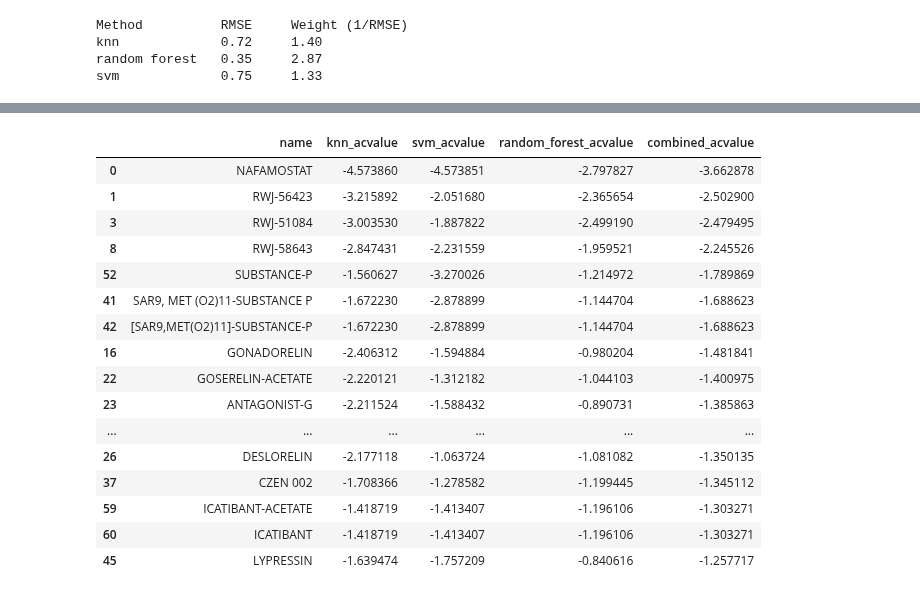
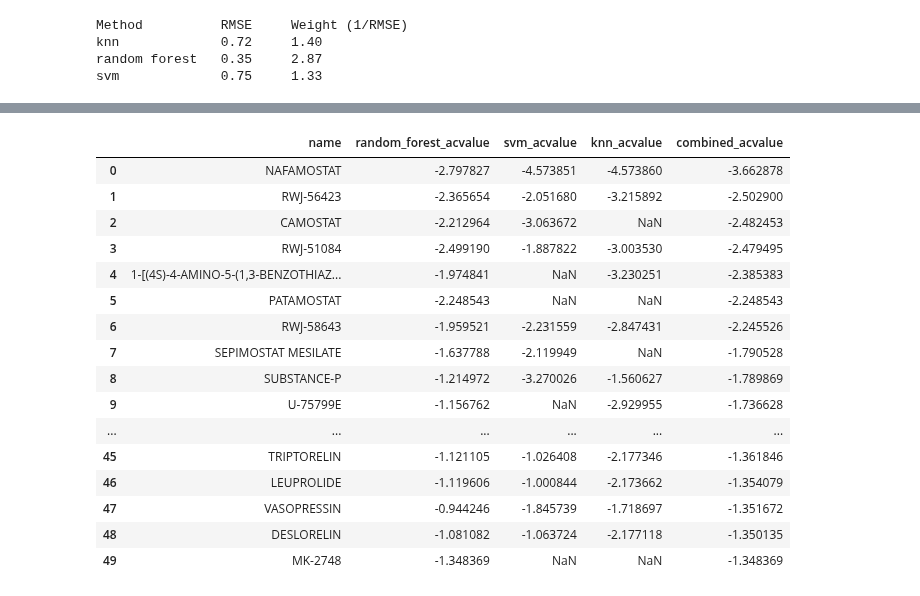
Before and after one commit to srensi/tmprss2, a Jupyter notebook: notebooks/combine_results.ipynb, the cells around one changed output, grey strips where cells are left out. Cells and saved outputs as stored; diff of their text form; code cells hidden in the pictures.

Commit message:
nan-ignoring weighted average for combined results

```diff
--- a/notebooks/combine_results.ipynb
+++ b/notebooks/combine_results.ipynb
@@ -31,8 +74,5 @@ svm.drop(columns=['source', 'RMSE'], inplace=True)
 knn = knn.rename(columns={'predicted_acvalue(log10)': 'knn_acvalue'})
 rf = rf.rename(columns={'predicted_activity(log10)': 'random_forest_acvalue'})
 svm = svm.rename(columns={'pred_value': 'svm_acvalue'})
-# %%
-rf['random_forest_acvalue'] = -rf.random_forest_acvalue
-svm['name'] = svm.name.str.upper()
 # %%
-combined = knn.merge(svm, on='name', how='inner').merge(rf, on='name', how='inner')
+combined = rf.merge(svm, on='name', how='outer').merge(knn, on='name', how='outer')
@@ -39,24 +93,9 @@ combined = knn.merge(svm, on='name', how='inner').merge(rf, on='name', how='inne
 # %%
-combined['combined_acvalue'] = np.average([combined.knn_acvalue, combined.svm_acvalue, combined.random_forest_acvalue],
-                                          weights = [1/knn_RMSE, 1/svm_RMSE, 1/rf_RMSE], axis=0)
+acvalue = np.array([combined.knn_acvalue, combined.svm_acvalue, combined.random_forest_acvalue]).T
+weights = np.array([1/knn_RMSE, 1/svm_RMSE, 1/rf_RMSE]) * np.ones_like(acvalue)
+weights[np.isnan(acvalue)] = 0
+combined['combined_acvalue'] = np.nansum(acvalue*weights, axis=1) / np.sum(weights, axis=1)
 # %%
 combined.sort_values(by='combined_acvalue', inplace=True)
-combined.head(20)
+combined.reset_index(drop=True, inplace=True)
+combined.to_csv('../results/combined_results.csv')
-# %% [output]
-|  | name | knn_acvalue | svm_acvalue | random_forest_acvalue | combined_acvalue |
-| 0 | NAFAMOSTAT | -4.573860 | -4.573851 | -2.797827 | -3.662878 |
-| 1 | RWJ-56423 | -3.215892 | -2.051680 | -2.365654 | -2.502900 |
-| 3 | RWJ-51084 | -3.003530 | -1.887822 | -2.499190 | -2.479495 |
-| 8 | RWJ-58643 | -2.847431 | -2.231559 | -1.959521 | -2.245526 |
-| 52 | SUBSTANCE-P | -1.560627 | -3.270026 | -1.214972 | -1.789869 |
-| 41 | SAR9, MET (O2)11-SUBSTANCE P | -1.672230 | -2.878899 | -1.144704 | -1.688623 |
-| 42 | [SAR9,MET(O2)11]-SUBSTANCE-P | -1.672230 | -2.878899 | -1.144704 | -1.688623 |
-| 16 | GONADORELIN | -2.406312 | -1.594884 | -0.980204 | -1.481841 |
-| 22 | GOSERELIN-ACETATE | -2.220121 | -1.312182 | -1.044103 | -1.400975 |
-| 23 | ANTAGONIST-G | -2.211524 | -1.588432 | -0.890731 | -1.385863 |
-| ... | ... | ... | ... | ... | ... |
-| 26 | DESLORELIN | -2.177118 | -1.063724 | -1.081082 | -1.350135 |
-| 37 | CZEN 002 | -1.708366 | -1.278582 | -1.199445 | -1.345112 |
-| 59 | ICATIBANT-ACETATE | -1.418719 | -1.413407 | -1.196106 | -1.303271 |
-| 60 | ICATIBANT | -1.418719 | -1.413407 | -1.196106 | -1.303271 |
-| 45 | LYPRESSIN | -1.639474 | -1.757209 | -0.840616 | -1.257717 |
@@ -64,0 +102,21 @@ combined.to_csv('../results/combined_results.csv')
+# %%
+pd.set_option('display.max_rows', 50)
+combined.head(50)
+# %% [output]
+|  | name | random_forest_acvalue | svm_acvalue | knn_acvalue | combined_acvalue |
+| 0 | NAFAMOSTAT | -2.797827 | -4.573851 | -4.573860 | -3.662878 |
+| 1 | RWJ-56423 | -2.365654 | -2.051680 | -3.215892 | -2.502900 |
+| 2 | CAMOSTAT | -2.212964 | -3.063672 | NaN | -2.482453 |
+| 3 | RWJ-51084 | -2.499190 | -1.887822 | -3.003530 | -2.479495 |
+| 4 | 1-[(4S)-4-AMINO-5-(1,3-BENZOTHIAZ... | -1.974841 | NaN | -3.230251 | -2.385383 |
+| 5 | PATAMOSTAT | -2.248543 | NaN | NaN | -2.248543 |
+| 6 | RWJ-58643 | -1.959521 | -2.231559 | -2.847431 | -2.245526 |
+| 7 | SEPIMOSTAT MESILATE | -1.637788 | -2.119949 | NaN | -1.790528 |
+| 8 | SUBSTANCE-P | -1.214972 | -3.270026 | -1.560627 | -1.789869 |
+| 9 | U-75799E | -1.156762 | NaN | -2.929955 | -1.736628 |
+| ... | ... | ... | ... | ... | ... |
+| 45 | TRIPTORELIN | -1.121105 | -1.026408 | -2.177346 | -1.361846 |
+| 46 | LEUPROLIDE | -1.119606 | -1.000844 | -2.173662 | -1.354079 |
+| 47 | VASOPRESSIN | -0.944246 | -1.845739 | -1.718697 | -1.351672 |
+| 48 | DESLORELIN | -1.081082 | -1.063724 | -2.177118 | -1.350135 |
+| 49 | MK-2748 | -1.348369 | NaN | NaN | -1.348369 |
```
Also changed, not shown: parts of 5 cells of this notebook, 1 other file.
